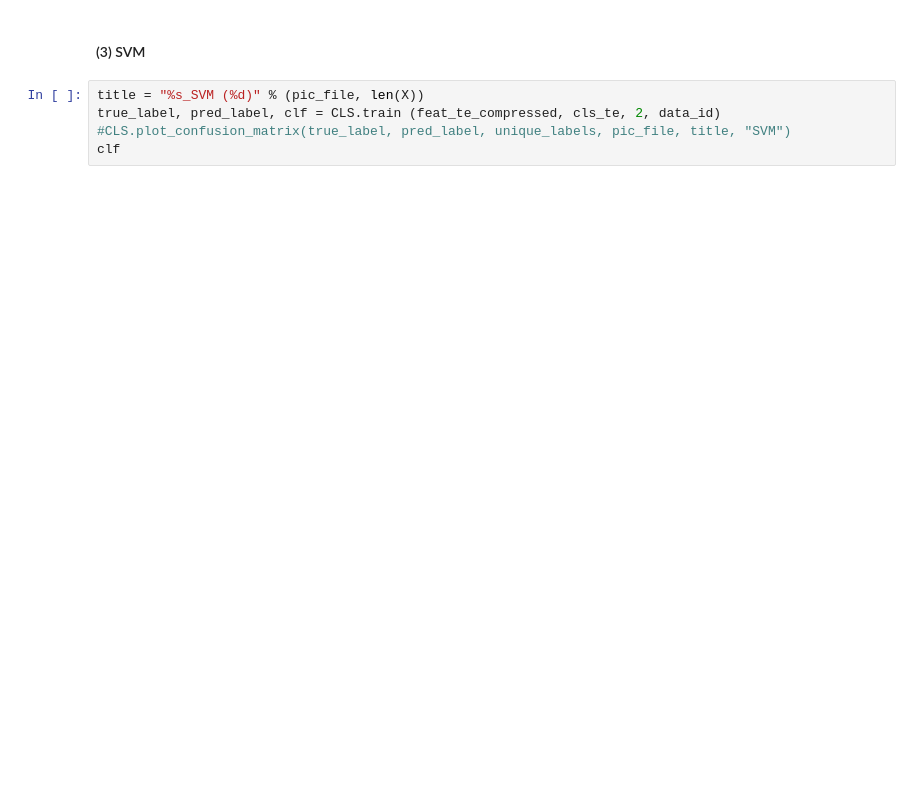
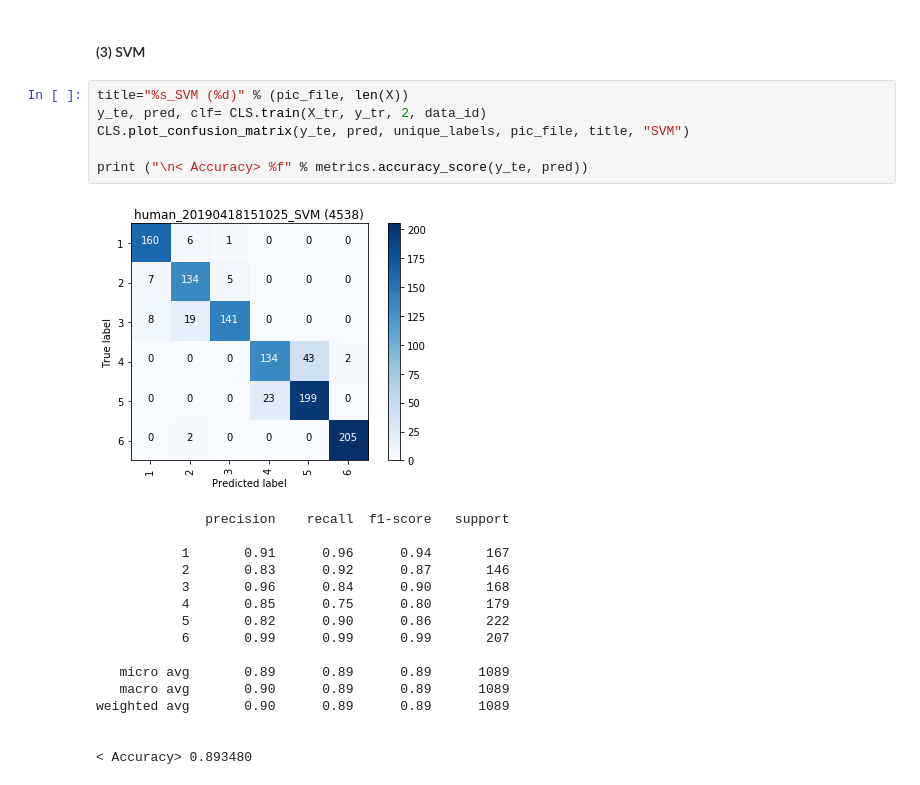
Before and after one commit to tomokoji/ce888assignment, a Jupyter notebook: src/assignment2_for_demo.ipynb, the cells around one changed output. Drawn from its saved outputs; the diff is of its cells as text; blank space fills up the shorter version.

```diff
--- a/src/assignment2_for_demo.ipynb
+++ b/src/assignment2_for_demo.ipynb
@@ -386,7 +383,25 @@ clf
 # %% [markdown]
 #### (3) SVM
 # %%
-title = "%s_SVM (%d)" % (pic_file, len(X))
-true_label, pred_label, clf = CLS.train (feat_te_compressed, cls_te, 2, data_id)
-#CLS.plot_confusion_matrix(true_label, pred_label, unique_labels, pic_file, title, "SVM")
-clf
+title="%s_SVM (%d)" % (pic_file, len(X))
+y_te, pred, clf= CLS.train(X_tr, y_tr, 2, data_id)
+CLS.plot_confusion_matrix(y_te, pred, unique_labels, pic_file, title, "SVM")
+
+print ("\n< Accuracy> %f" % metrics.accuracy_score(y_te, pred))
+# %% [output]
+[figure, added]
+              precision    recall  f1-score   support
+
+           1       0.91      0.96      0.94       167
+           2       0.83      0.92      0.87       146
+           3       0.96      0.84      0.90       168
+           4       0.85      0.75      0.80       179
+           5       0.82      0.90      0.86       222
+           6       0.99      0.99      0.99       207
+
+   micro avg       0.89      0.89      0.89      1089
+   macro avg       0.90      0.89      0.89      1089
+weighted avg       0.90      0.89      0.89      1089
+
+
+< Accuracy> 0.893480
```
Also changed, not shown: parts of 34 cells of this notebook, 11 other files.
